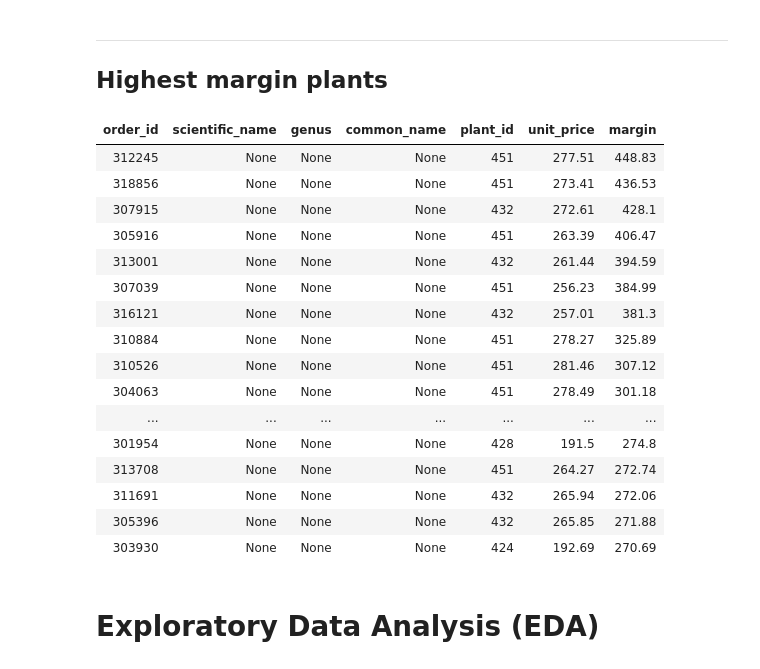
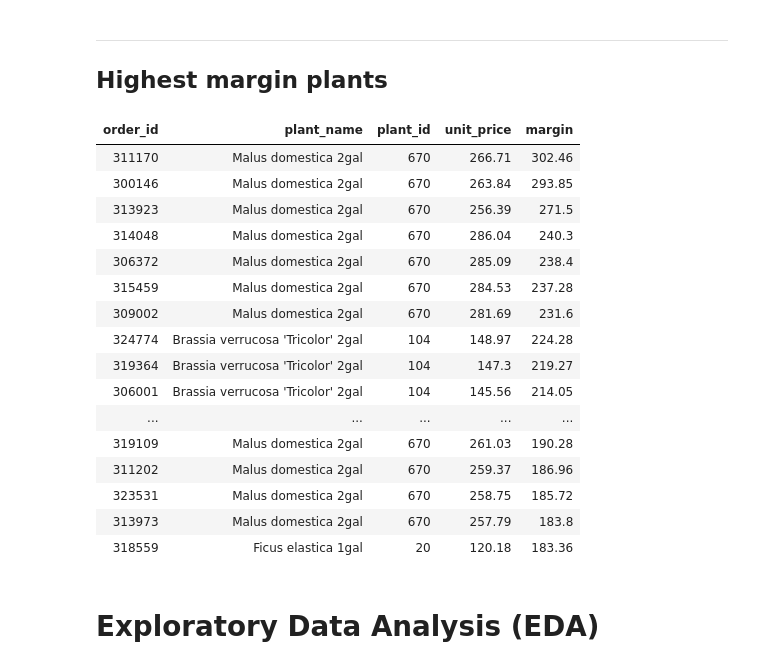
Before and after one commit to danielsgraves/Graves_Greenery_Analysis, a Jupyter notebook: notebook/Graves_Greenery.ipynb, the cells around one changed output. Saved outputs shown, nothing was run; the diff lists cells and outputs as text; code cells hidden in the pictures.

```diff
--- a/notebook/Graves_Greenery.ipynb
+++ b/notebook/Graves_Greenery.ipynb
@@ -241,41 +238,39 @@ Highest margin plants
 # %%
 %%sql
 SELECT
               foi.order_id
-            , p.scientific_name
-            , p.genus
-            , p.common_name
+            , p.plant_name
             , foi.plant_id
             , foi.unit_price
             , foi.estimated_margin AS margin
 
 FROM
               fact_order_items foi
 LEFT JOIN
               dim_plants p
         ON
               foi.plant_id = p.plant_id
 ORDER BY
               margin DESC
 LIMIT 25
 # %% [output]
-| order_id | scientific_name | genus | common_name | plant_id | unit_price | margin |
-| 312245 | None | None | None | 451 | 277.51 | 448.83 |
-| 318856 | None | None | None | 451 | 273.41 | 436.53 |
-| 307915 | None | None | None | 432 | 272.61 | 428.1 |
-| 305916 | None | None | None | 451 | 263.39 | 406.47 |
-| 313001 | None | None | None | 432 | 261.44 | 394.59 |
-| 307039 | None | None | None | 451 | 256.23 | 384.99 |
-| 316121 | None | None | None | 432 | 257.01 | 381.3 |
-| 310884 | None | None | None | 451 | 278.27 | 325.89 |
-| 310526 | None | None | None | 451 | 281.46 | 307.12 |
-| 304063 | None | None | None | 451 | 278.49 | 301.18 |
-| ... | ... | ... | ... | ... | ... | ... |
-| 301954 | None | None | None | 428 | 191.5 | 274.8 |
-| 313708 | None | None | None | 451 | 264.27 | 272.74 |
-| 311691 | None | None | None | 432 | 265.94 | 272.06 |
-| 305396 | None | None | None | 432 | 265.85 | 271.88 |
-| 303930 | None | None | None | 424 | 192.69 | 270.69 |
+| order_id | plant_name | plant_id | unit_price | margin |
+| 311170 | Malus domestica 2gal | 670 | 266.71 | 302.46 |
+| 300146 | Malus domestica 2gal | 670 | 263.84 | 293.85 |
+| 313923 | Malus domestica 2gal | 670 | 256.39 | 271.5 |
+| 314048 | Malus domestica 2gal | 670 | 286.04 | 240.3 |
+| 306372 | Malus domestica 2gal | 670 | 285.09 | 238.4 |
+| 315459 | Malus domestica 2gal | 670 | 284.53 | 237.28 |
+| 309002 | Malus domestica 2gal | 670 | 281.69 | 231.6 |
+| 324774 | Brassia verrucosa 'Tricolor' 2gal | 104 | 148.97 | 224.28 |
+| 319364 | Brassia verrucosa 'Tricolor' 2gal | 104 | 147.3 | 219.27 |
+| 306001 | Brassia verrucosa 'Tricolor' 2gal | 104 | 145.56 | 214.05 |
+| ... | ... | ... | ... | ... |
+| 319109 | Malus domestica 2gal | 670 | 261.03 | 190.28 |
+| 311202 | Malus domestica 2gal | 670 | 259.37 | 186.96 |
+| 323531 | Malus domestica 2gal | 670 | 258.75 | 185.72 |
+| 313973 | Malus domestica 2gal | 670 | 257.79 | 183.8 |
+| 318559 | Ficus elastica 1gal | 20 | 120.18 | 183.36 |
 # %% [markdown]
 # Exploratory Data Analysis (EDA)
 # %% [markdown]
```
Also changed, not shown: parts of 5 cells of this notebook.
